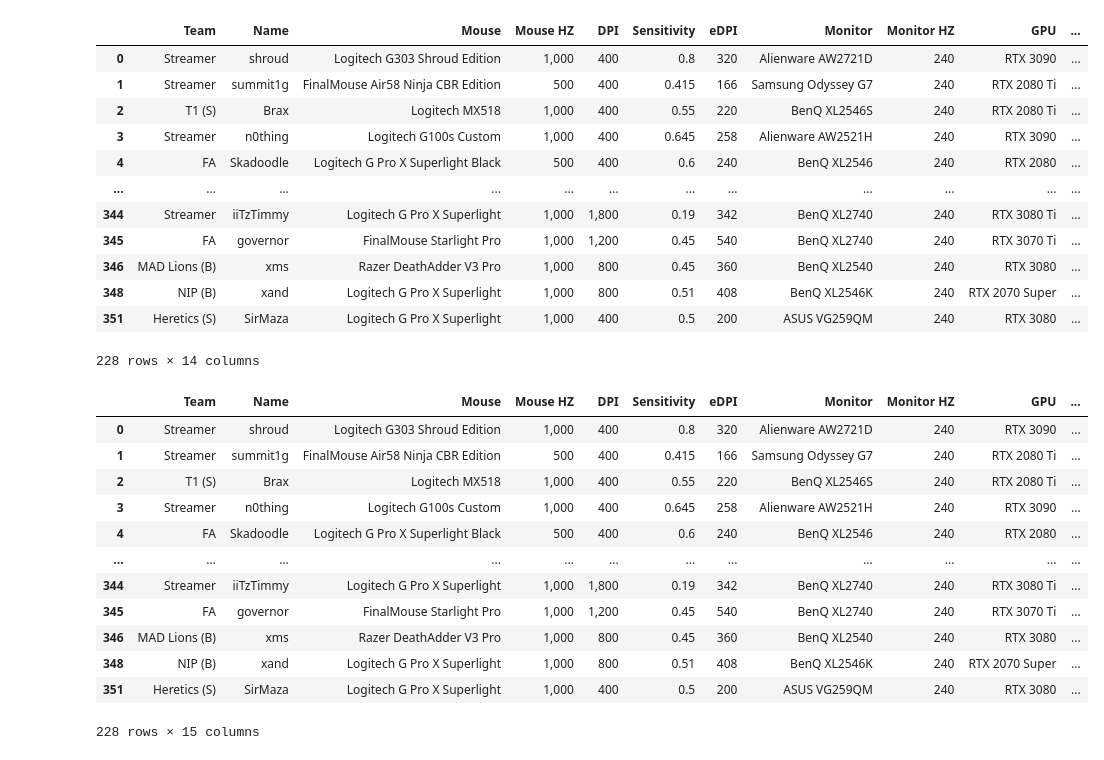
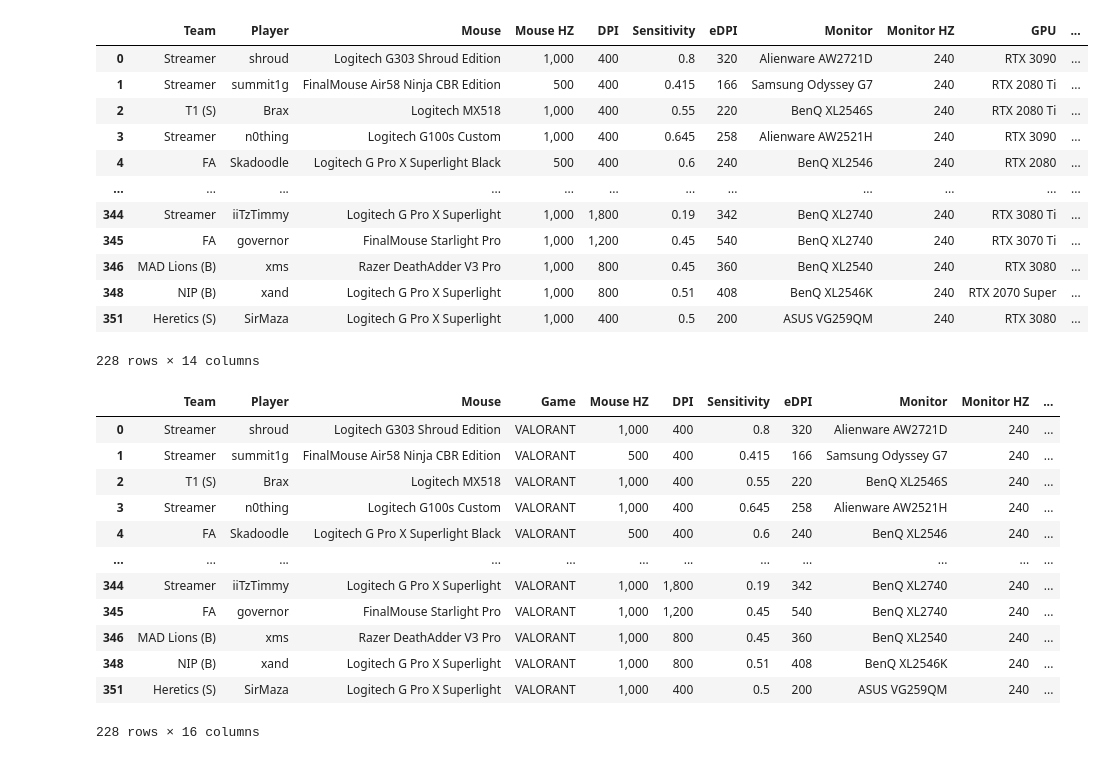
Before and after one commit to jacneeley/CompetitiveFPSData, a Jupyter notebook: DataCleansing.ipynb, the cells around one changed output. Cells and saved outputs as stored; diff of their text form; code cells hidden in the pictures.

Commit message:
inserted new column 'game'

```diff
--- a/DataCleansing.ipynb
+++ b/DataCleansing.ipynb
@@ -98,17 +100,15 @@ cs
 val = val.drop(['wdt_ID','Scoped Sensitivity','rank'],axis=1)
 
 #rename columns
-val.rename(columns = {'HZ':'Mouse HZ'},inplace = True)
+val.rename(columns = {'HZ':'Mouse HZ','Name':'Player'},inplace = True)
 
 #drop row
 val = val.drop(352) #this row contained headers as the values for some reason...
 
 #drop nulls
 val=val.dropna()
-
-val
 # %% [output]
-|  | Team | Name | Mouse | Mouse HZ | DPI | Sensitivity | eDPI | Monitor | Monitor HZ | GPU | ... |
+|  | Team | Player | Mouse | Mouse HZ | DPI | Sensitivity | eDPI | Monitor | Monitor HZ | GPU | ... |
 | 0 | Streamer | shroud | Logitech G303 Shroud Edition | 1,000 | 400 | 0.8 | 320 | Alienware AW2721D | 240 | RTX 3090 | ... |
 | 1 | Streamer | summit1g | FinalMouse Air58 Ninja CBR Edition | 500 | 400 | 0.415 | 166 | Samsung Odyssey G7 | 240 | RTX 2080 Ti | ... |
 | 2 | T1 (S) | Brax | Logitech MX518 | 1,000 | 400 | 0.55 | 220 | BenQ XL2546S | 240 | RTX 2080 Ti | ... |
@@ -125,43 +125,51 @@ val
 #valorant does not a column for aspect ratio
 #insert aspect ratio column for valorant pro data - requires some data mining
 
 #obtain resolutions to calculate aspect ratio
 player_rez = []
 for i in val['Resolution']:
     player_rez.append(i)
 
 #Aspect Ratio of an image is its width to its height - Resolution can be thought of as widthxheight
 #divide width of resolution by resolution height to determine aspect ratio
 rez=np.array(player_rez)
 rez.astype(str)
 aspect = []
 for i in rez:
     r = i.split('x')
     num1 = int(r[0])
     num2 = int(r[1])
     asp = round(num1/num2,2)
     aspect.append(asp)
 aspect
 
 val.insert(
     loc = 11,
     column = 'Aspect Ratio',
     value = aspect
 )
+
+#create game(specifies which game a pro primarily plays)
+val.insert(
+    loc = 3,
+    column = 'Game',
+    value = 'VALORANT'
+)
+
 #16:9 is a very common aspect ratio, 16/9 = 1.777778; calculate values from aspect list are mapped to their respective ratios
 val['Aspect Ratio'] = val['Aspect Ratio'].map({1.78:'16:9',1.25:'5:4',1.6:'16:10',1.33:'4:3',1.67:'16:10'})
 val
 # %% [output]
-|  | Team | Name | Mouse | Mouse HZ | DPI | Sensitivity | eDPI | Monitor | Monitor HZ | GPU | ... |
-| 0 | Streamer | shroud | Logitech G303 Shroud Edition | 1,000 | 400 | 0.8 | 320 | Alienware AW2721D | 240 | RTX 3090 | ... |
-| 1 | Streamer | summit1g | FinalMouse Air58 Ninja CBR Edition | 500 | 400 | 0.415 | 166 | Samsung Odyssey G7 | 240 | RTX 2080 Ti | ... |
-| 2 | T1 (S) | Brax | Logitech MX518 | 1,000 | 400 | 0.55 | 220 | BenQ XL2546S | 240 | RTX 2080 Ti | ... |
-| 3 | Streamer | n0thing | Logitech G100s Custom | 1,000 | 400 | 0.645 | 258 | Alienware AW2521H | 240 | RTX 3090 | ... |
-| 4 | FA | Skadoodle | Logitech G Pro X Superlight Black | 500 | 400 | 0.6 | 240 | BenQ XL2546 | 240 | RTX 2080 | ... |
+|  | Team | Player | Mouse | Game | Mouse HZ | DPI | Sensitivity | eDPI | Monitor | Monitor HZ | ... |
+| 0 | Streamer | shroud | Logitech G303 Shroud Edition | VALORANT | 1,000 | 400 | 0.8 | 320 | Alienware AW2721D | 240 | ... |
+| 1 | Streamer | summit1g | FinalMouse Air58 Ninja CBR Edition | VALORANT | 500 | 400 | 0.415 | 166 | Samsung Odyssey G7 | 240 | ... |
+| 2 | T1 (S) | Brax | Logitech MX518 | VALORANT | 1,000 | 400 | 0.55 | 220 | BenQ XL2546S | 240 | ... |
+| 3 | Streamer | n0thing | Logitech G100s Custom | VALORANT | 1,000 | 400 | 0.645 | 258 | Alienware AW2521H | 240 | ... |
+| 4 | FA | Skadoodle | Logitech G Pro X Superlight Black | VALORANT | 500 | 400 | 0.6 | 240 | BenQ XL2546 | 240 | ... |
 | ... | ... | ... | ... | ... | ... | ... | ... | ... | ... | ... | ... |
-| 344 | Streamer | iiTzTimmy | Logitech G Pro X Superlight | 1,000 | 1,800 | 0.19 | 342 | BenQ XL2740 | 240 | RTX 3080 Ti | ... |
-| 345 | FA | governor | FinalMouse Starlight Pro | 1,000 | 1,200 | 0.45 | 540 | BenQ XL2740 | 240 | RTX 3070 Ti | ... |
-| 346 | MAD Lions (B) | xms | Razer DeathAdder V3 Pro | 1,000 | 800 | 0.45 | 360 | BenQ XL2540 | 240 | RTX 3080 | ... |
-| 348 | NIP (B) | xand | Logitech G Pro X Superlight | 1,000 | 800 | 0.51 | 408 | BenQ XL2546K | 240 | RTX 2070 Super | ... |
-| 351 | Heretics (S) | SirMaza | Logitech G Pro X Superlight | 1,000 | 400 | 0.5 | 200 | ASUS VG259QM | 240 | RTX 3080 | ... |
+| 344 | Streamer | iiTzTimmy | Logitech G Pro X Superlight | VALORANT | 1,000 | 1,800 | 0.19 | 342 | BenQ XL2740 | 240 | ... |
+| 345 | FA | governor | FinalMouse Starlight Pro | VALORANT | 1,000 | 1,200 | 0.45 | 540 | BenQ XL2740 | 240 | ... |
+| 346 | MAD Lions (B) | xms | Razer DeathAdder V3 Pro | VALORANT | 1,000 | 800 | 0.45 | 360 | BenQ XL2540 | 240 | ... |
+| 348 | NIP (B) | xand | Logitech G Pro X Superlight | VALORANT | 1,000 | 800 | 0.51 | 408 | BenQ XL2546K | 240 | ... |
+| 351 | Heretics (S) | SirMaza | Logitech G Pro X Superlight | VALORANT | 1,000 | 400 | 0.5 | 200 | ASUS VG259QM | 240 | ... |
-228 rows × 15 columns
+228 rows × 16 columns
```
Also changed, not shown: parts of 4 cells of this notebook.
